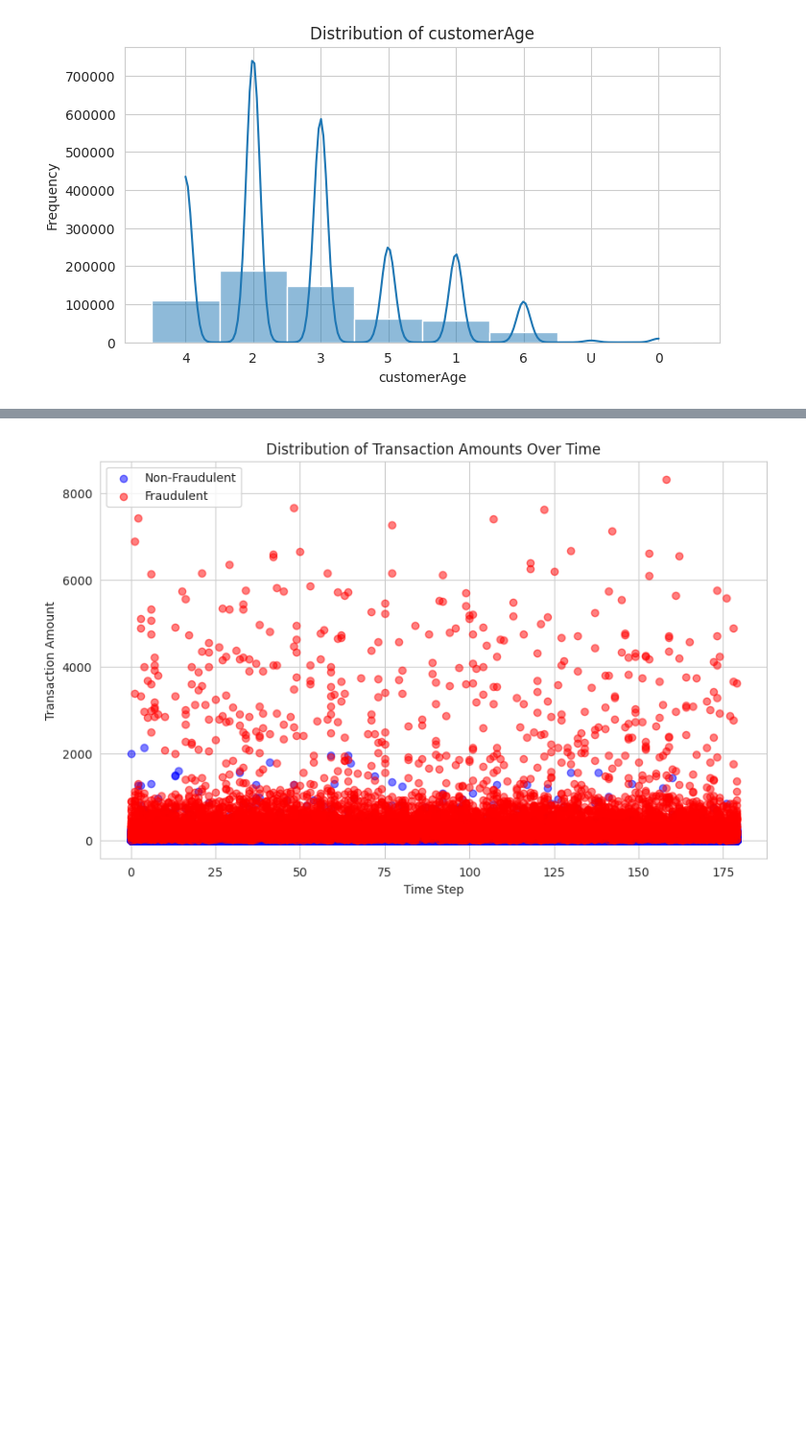
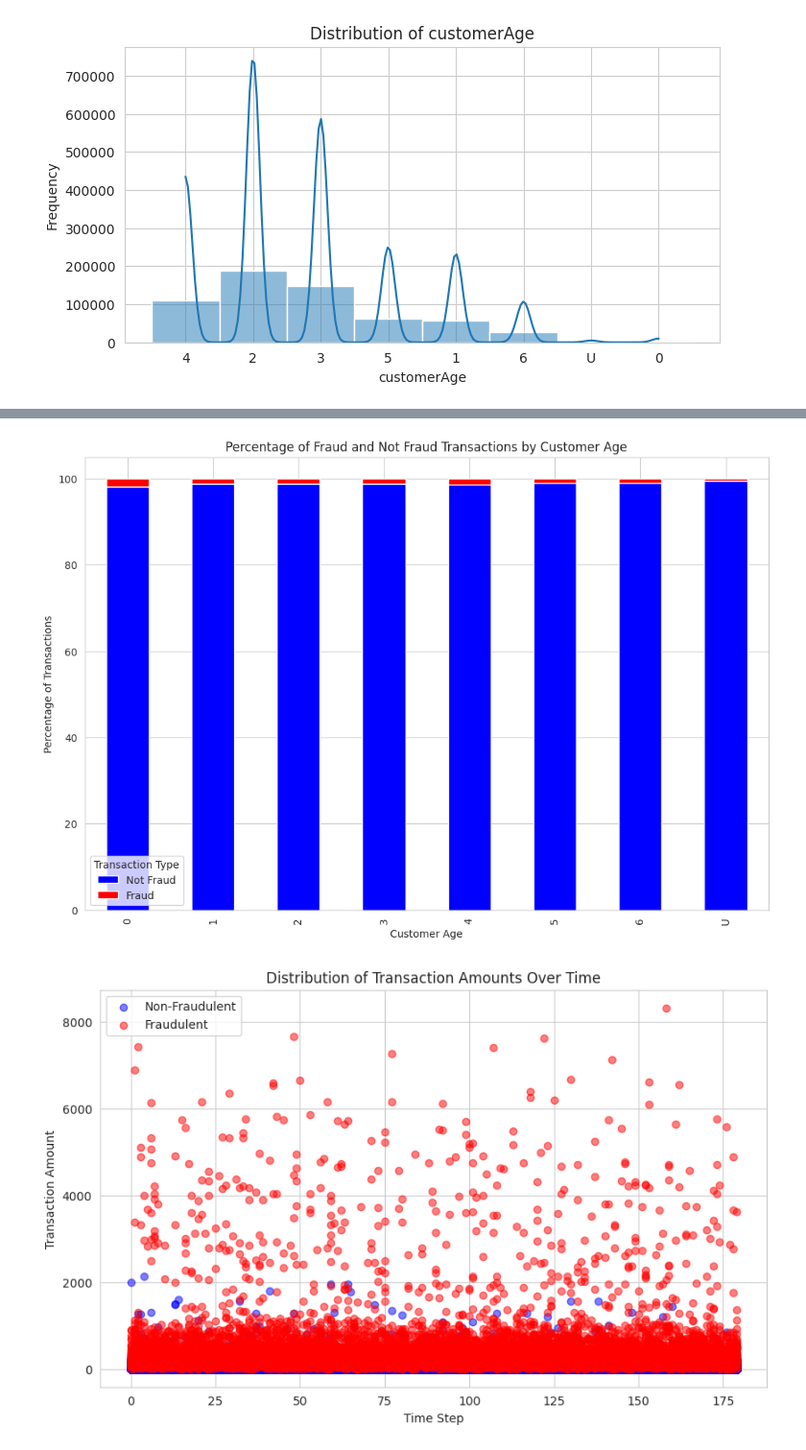
Before and after one commit to 21062872/fraud-detection-rag, a Jupyter notebook: code_files/main.ipynb, the cells around one changed output, grey strips where cells are left out. Shown: that part at 96% size. Cells and saved outputs as stored; diff of their text form; code cells hidden in the pictures; blank space fills up the shorter version.

```diff
--- a/code_files/main.ipynb
+++ b/code_files/main.ipynb
@@ -361,3 +403,7 @@ eda.plot_customer_age_and_gender_distribution(df_processed, 'customerGender')
+# %%
+eda.plot_fraud_percentage_by_age(df_processed, age_column='customerAge')
+# %% [output]
+[figure, added]
 # %%
 eda.plot_amount_distribution(df_processed)
 # %% [output]
```
Also changed, not shown: parts of 17 cells of this notebook.
